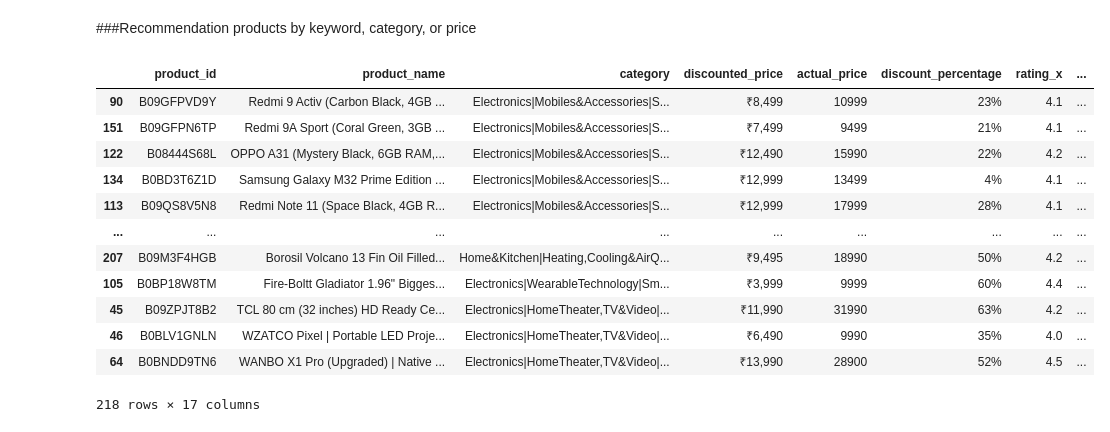
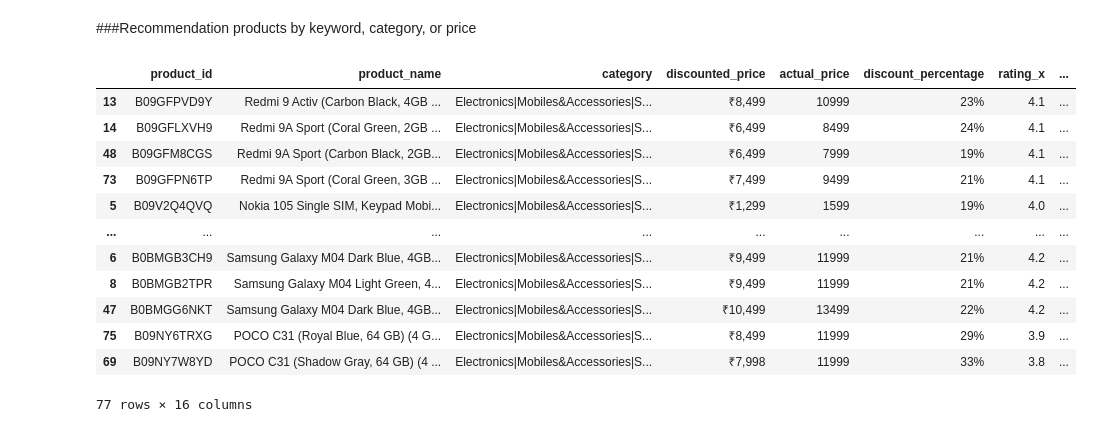
Before and after one commit to fffadhilll/recommender-system-hackathon, a Jupyter notebook: notebooks/recsys_hackathon-non_personalized.ipynb, the cells around one changed output. Cells and saved outputs as stored; diff of their text form; code cells hidden in the pictures.

```diff
--- a/recsys_hackathon.ipynb
+++ b/notebooks/recsys_hackathon-non_personalized.ipynb
@@ -18,7 +18,7 @@ def load_data(file_name):
   df = pd.read_csv(file_name)
   return df
 # %%
-df = load_data('data/amazon.csv')
+df = load_data('../data/amazon.csv')
 df.head()
 # %% [output]
 |  | product_id | product_name | category | discounted_price | actual_price | discount_percentage | rating | ... |
@@ -301,40 +293,43 @@ top_products_by_category('smartphones')
 # %% [markdown]
 ###Recommendation products by keyword, category, or price
 # %%
-def search_product(keyword, category=None, min_price=None, max_price=None):
+def search_product(keyword=None, category=None, min_price=None, max_price=None):
     if keyword:
         result = df[df['product_name'].str.contains(keyword, case=False)]
 
     if category:
         result = df[df['category'].str.contains(category, case=False)]
 
     if min_price:
         result = df[df['actual_price'] >= min_price]
 
     if max_price:
         result = df[df['actual_price'] <= max_price]
 
+    if min_price and max_price:
+        result = df[(df['actual_price'] >= min_price) & (df['actual_price'] <= max_price)]
+
     products = result.groupby(['product_id']).agg({
                                     'rating_count': 'sum',
                                     'rating': 'mean'
                                 }).reset_index()
 
     top_products = df.merge(products, how='inner', on='product_id')
     top_products = top_products.drop(columns=['rating_count_y', 'rating_y'])
     return top_products.sort_values(by=['rating_count_x', 'rating_x'], ascending=[False, False])
 
-search_product('redmi', 'smartphone', 9000)
+search_product(keyword='xiaomi', category='smartphone')
 # %% [output]
 |  | product_id | product_name | category | discounted_price | actual_price | discount_percentage | rating_x | ... |
-| 90 | B09GFPVD9Y | Redmi 9 Activ (Carbon Black, 4GB ... | Electronics|Mobiles&Accessories|S... | ₹8,499 | 10999 | 23% | 4.1 | ... |
-| 151 | B09GFPN6TP | Redmi 9A Sport (Coral Green, 3GB ... | Electronics|Mobiles&Accessories|S... | ₹7,499 | 9499 | 21% | 4.1 | ... |
-| 122 | B08444S68L | OPPO A31 (Mystery Black, 6GB RAM,... | Electronics|Mobiles&Accessories|S... | ₹12,490 | 15990 | 22% | 4.2 | ... |
-| 134 | B0BD3T6Z1D | Samsung Galaxy M32 Prime Edition ... | Electronics|Mobiles&Accessories|S... | ₹12,999 | 13499 | 4% | 4.1 | ... |
-| 113 | B09QS8V5N8 | Redmi Note 11 (Space Black, 4GB R... | Electronics|Mobiles&Accessories|S... | ₹12,999 | 17999 | 28% | 4.1 | ... |
+| 13 | B09GFPVD9Y | Redmi 9 Activ (Carbon Black, 4GB ... | Electronics|Mobiles&Accessories|S... | ₹8,499 | 10999 | 23% | 4.1 | ... |
+| 14 | B09GFLXVH9 | Redmi 9A Sport (Coral Green, 2GB ... | Electronics|Mobiles&Accessories|S... | ₹6,499 | 8499 | 24% | 4.1 | ... |
+| 48 | B09GFM8CGS | Redmi 9A Sport (Carbon Black, 2GB... | Electronics|Mobiles&Accessories|S... | ₹6,499 | 7999 | 19% | 4.1 | ... |
+| 73 | B09GFPN6TP | Redmi 9A Sport (Coral Green, 3GB ... | Electronics|Mobiles&Accessories|S... | ₹7,499 | 9499 | 21% | 4.1 | ... |
+| 5 | B09V2Q4QVQ | Nokia 105 Single SIM, Keypad Mobi... | Electronics|Mobiles&Accessories|S... | ₹1,299 | 1599 | 19% | 4.0 | ... |
 | ... | ... | ... | ... | ... | ... | ... | ... | ... |
-| 207 | B09M3F4HGB | Borosil Volcano 13 Fin Oil Filled... | Home&Kitchen|Heating,Cooling&AirQ... | ₹9,495 | 18990 | 50% | 4.2 | ... |
-| 105 | B0BP18W8TM | Fire-Boltt Gladiator 1.96" Bigges... | Electronics|WearableTechnology|Sm... | ₹3,999 | 9999 | 60% | 4.4 | ... |
-| 45 | B09ZPJT8B2 | TCL 80 cm (32 inches) HD Ready Ce... | Electronics|HomeTheater,TV&Video|... | ₹11,990 | 31990 | 63% | 4.2 | ... |
-| 46 | B0BLV1GNLN | WZATCO Pixel | Portable LED Proje... | Electronics|HomeTheater,TV&Video|... | ₹6,490 | 9990 | 35% | 4.0 | ... |
-| 64 | B0BNDD9TN6 | WANBO X1 Pro (Upgraded) | Native ... | Electronics|HomeTheater,TV&Video|... | ₹13,990 | 28900 | 52% | 4.5 | ... |
+| 6 | B0BMGB3CH9 | Samsung Galaxy M04 Dark Blue, 4GB... | Electronics|Mobiles&Accessories|S... | ₹9,499 | 11999 | 21% | 4.2 | ... |
+| 8 | B0BMGB2TPR | Samsung Galaxy M04 Light Green, 4... | Electronics|Mobiles&Accessories|S... | ₹9,499 | 11999 | 21% | 4.2 | ... |
+| 47 | B0BMGG6NKT | Samsung Galaxy M04 Dark Blue, 4GB... | Electronics|Mobiles&Accessories|S... | ₹10,499 | 13499 | 22% | 4.2 | ... |
+| 75 | B09NY6TRXG | POCO C31 (Royal Blue, 64 GB) (4 G... | Electronics|Mobiles&Accessories|S... | ₹8,499 | 11999 | 29% | 3.9 | ... |
+| 69 | B09NY7W8YD | POCO C31 (Shadow Gray, 64 GB) (4 ... | Electronics|Mobiles&Accessories|S... | ₹7,998 | 11999 | 33% | 3.8 | ... |
-218 rows × 17 columns
+77 rows × 16 columns
```
Also changed, not shown: parts of 1 cell of this notebook, 7 other files.
